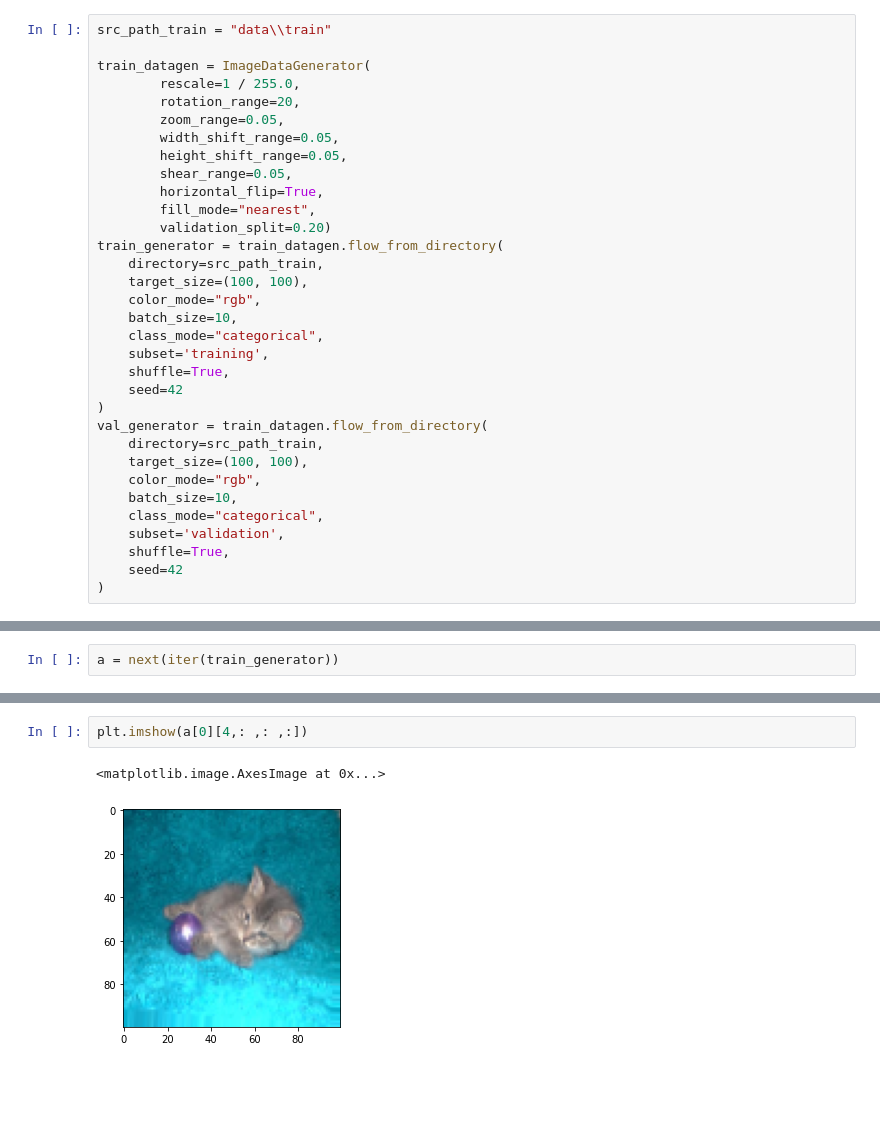
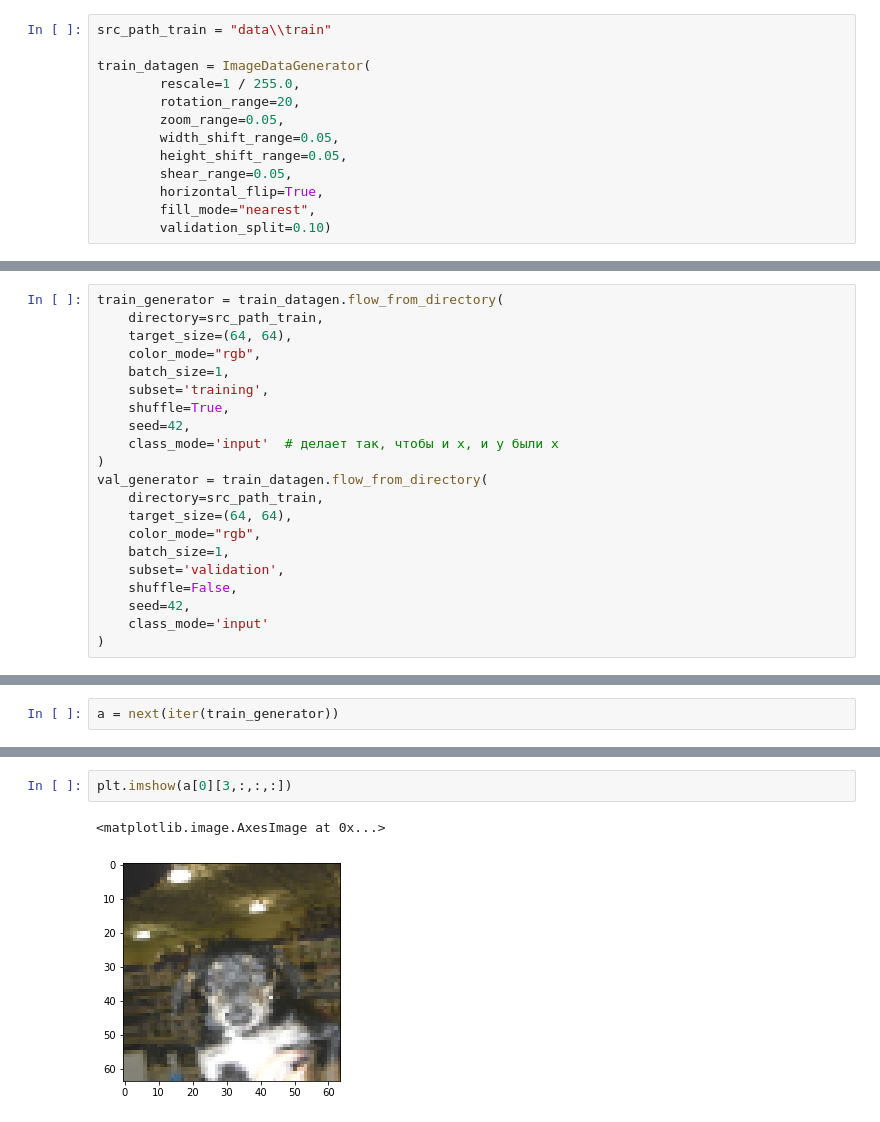
Before and after one commit to Kscien/image-autoencoder, a Jupyter notebook: lab4.ipynb, the cells around one changed output, grey strips where cells are left out. Drawn from its saved outputs; the diff is of its cells as text; blank space fills up the shorter version.

```diff
--- a/lab4.ipynb
+++ b/lab4.ipynb
@@ -35,24 +24,4 @@ train_datagen = ImageDataGenerator(
         shear_range=0.05,
         horizontal_flip=True,
         fill_mode="nearest",
-        validation_split=0.20)
-train_generator = train_datagen.flow_from_directory(
-    directory=src_path_train,
-    target_size=(100, 100),
-    color_mode="rgb",
-    batch_size=10,
-    class_mode="categorical",
-    subset='training',
-    shuffle=True,
-    seed=42
-)
-val_generator = train_datagen.flow_from_directory(
-    directory=src_path_train,
-    target_size=(100, 100),
-    color_mode="rgb",
-    batch_size=10,
-    class_mode="categorical",
-    subset='validation',
-    shuffle=True,
-    seed=42
-)
+        validation_split=0.10)
@@ -61,0 +28,21 @@ Found 4998 images belonging to 2 classes.
+# %%
+train_generator = train_datagen.flow_from_directory(
+    directory=src_path_train,
+    target_size=(64, 64),
+    color_mode="rgb",
+    batch_size=1,
+    subset='training',
+    shuffle=True,
+    seed=42,
+    class_mode='input'  # делает так, чтобы и x, и y были x
+)
+val_generator = train_datagen.flow_from_directory(
+    directory=src_path_train,
+    target_size=(64, 64),
+    color_mode="rgb",
+    batch_size=1,
+    subset='validation',
+    shuffle=False,
+    seed=42,
+    class_mode='input'
+)
@@ -64,5 +121,5 @@ a = next(iter(train_generator))
 # %%
-plt.imshow(a[0][4,: ,: ,:])
+plt.imshow(a[0][3,:,:,:])
 # %% [output]
 <matplotlib.image.AxesImage at 0x...>
-[figure, old version]
+[figure, new version]
```
Also changed, not shown: parts of 16 cells of this notebook.
